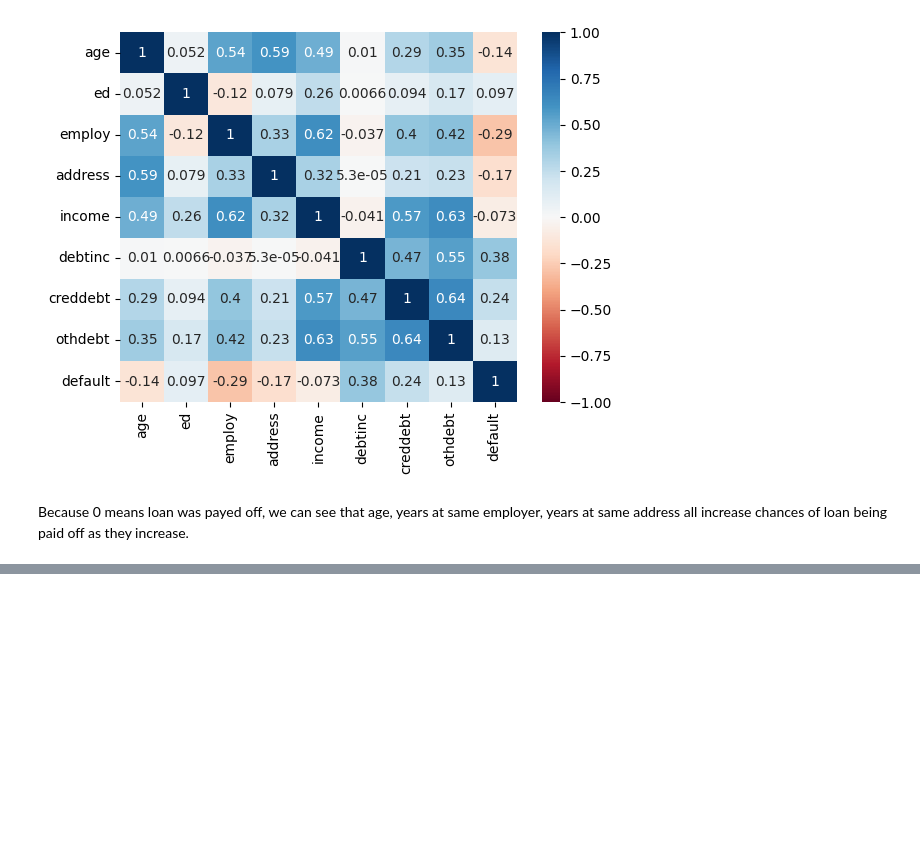
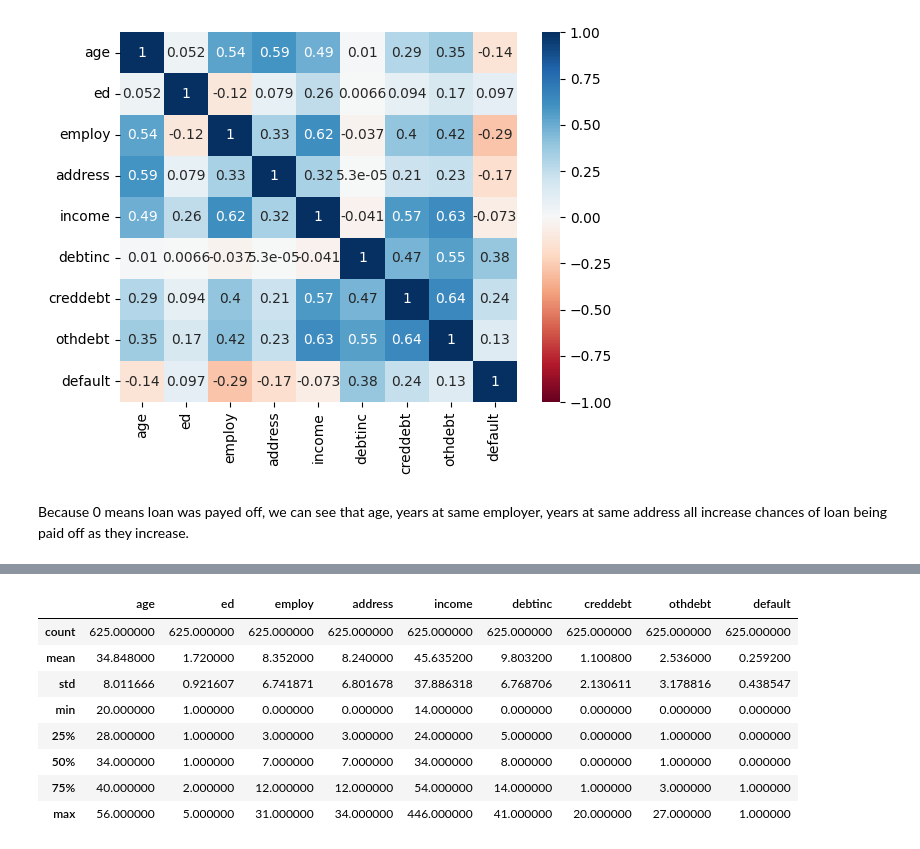
Before and after one commit to austintnguyen/Bank-Loan-Default-Classifier, a Jupyter notebook: CSE151A_Project.ipynb, the cells around one changed output, grey strips where cells are left out. Cells and saved outputs as stored; diff of their text form; code cells hidden in the pictures; blank space fills up the shorter version.

```diff
--- a/CSE151A_Project.ipynb
+++ b/CSE151A_Project.ipynb
@@ -162,0 +215,12 @@ Because 0 means loan was payed off, we can see that age, years at same employer,
+# %%
+loandf.describe()
+# %% [output]
+|  | age | ed | employ | address | income | debtinc | creddebt | othdebt | default |
+| count | 625.000000 | 625.000000 | 625.000000 | 625.000000 | 625.000000 | 625.000000 | 625.000000 | 625.000000 | 625.000000 |
+| mean | 34.848000 | 1.720000 | 8.352000 | 8.240000 | 45.635200 | 9.803200 | 1.100800 | 2.536000 | 0.259200 |
+| std | 8.011666 | 0.921607 | 6.741871 | 6.801678 | 37.886318 | 6.768706 | 2.130611 | 3.178816 | 0.438547 |
+| min | 20.000000 | 1.000000 | 0.000000 | 0.000000 | 14.000000 | 0.000000 | 0.000000 | 0.000000 | 0.000000 |
+| 25% | 28.000000 | 1.000000 | 3.000000 | 3.000000 | 24.000000 | 5.000000 | 0.000000 | 1.000000 | 0.000000 |
+| 50% | 34.000000 | 1.000000 | 7.000000 | 7.000000 | 34.000000 | 8.000000 | 0.000000 | 1.000000 | 0.000000 |
+| 75% | 40.000000 | 2.000000 | 12.000000 | 12.000000 | 54.000000 | 14.000000 | 1.000000 | 3.000000 | 1.000000 |
+| max | 56.000000 | 5.000000 | 31.000000 | 34.000000 | 446.000000 | 41.000000 | 20.000000 | 27.000000 | 1.000000 |
```
Also changed, not shown: parts of 6 cells of this notebook.
